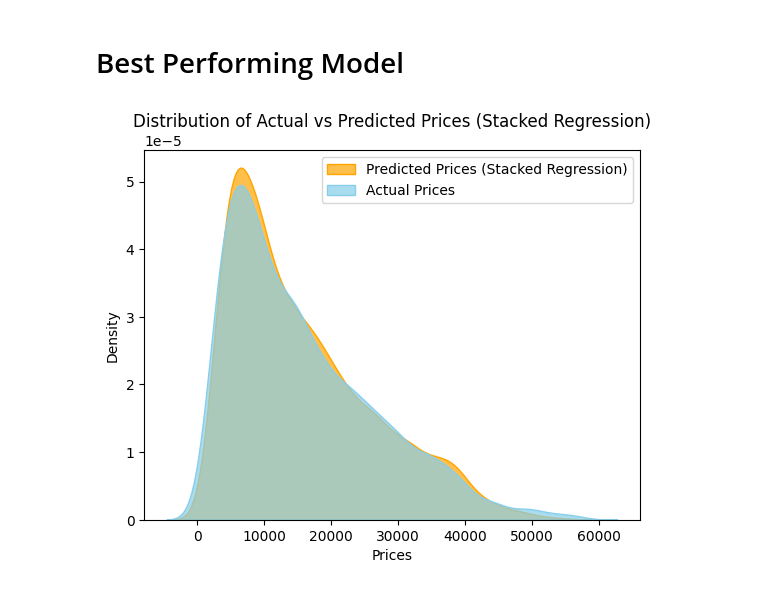
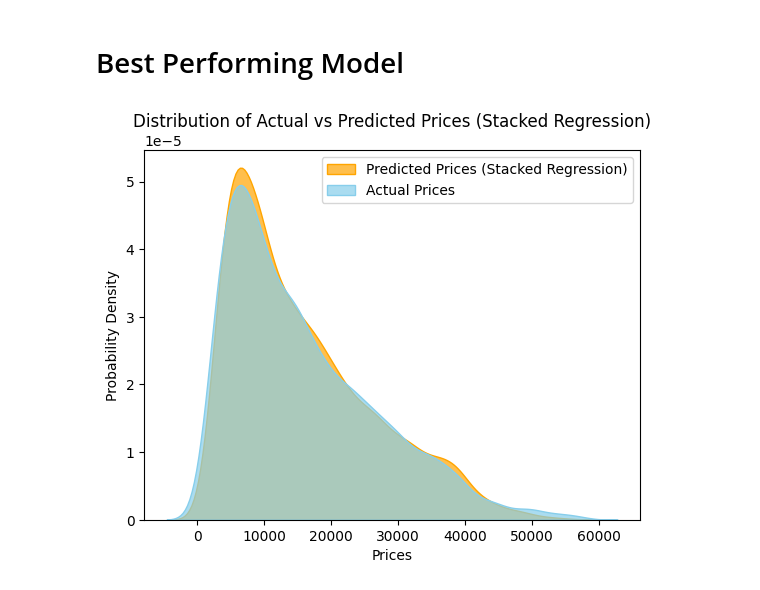
Before and after one commit to Ali7109/3401Project, a Jupyter notebook: src/CarPredictionModel.ipynb, the cells around one changed output. Cells and saved outputs as stored; diff of their text form; code cells hidden in the pictures.

Commit message:
Added graph plots

```diff
--- a/src/CarPredictionModel.ipynb
+++ b/src/CarPredictionModel.ipynb
@@ -532,13 +532,18 @@ pyo.plot(fig)
 # %% [markdown]
 # Best Performing Model
 # %%
+# Create a distribution plot for predicted prices
 sns.kdeplot(predicted_prices_stacked, label='Predicted Prices (Stacked Regression)', fill=True, color='orange', alpha=0.7)
+
+# Create a distribution plot for actual prices
 sns.kdeplot(y_test, label='Actual Prices', fill=True, color='skyblue', alpha=0.7)
 
+# Set axis labels and plot title
 plt.xlabel('Prices')
-plt.ylabel('Density')
+plt.ylabel('Probability Density')
 plt.title('Distribution of Actual vs Predicted Prices (Stacked Regression)')
 plt.legend()
+
 plt.show()
 # %% [output]
-[figure, old version]
+[figure, new version]
```
Also changed, not shown: parts of 4 cells of this notebook.
